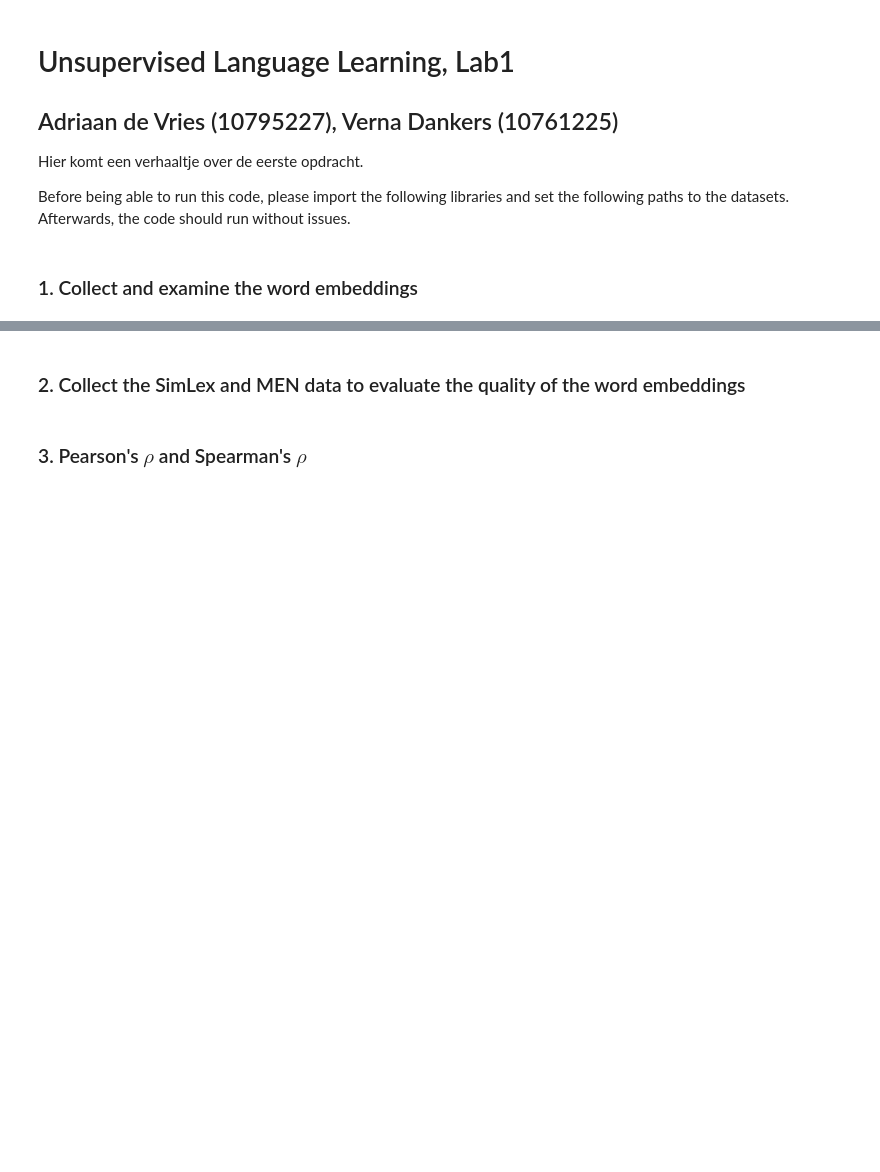
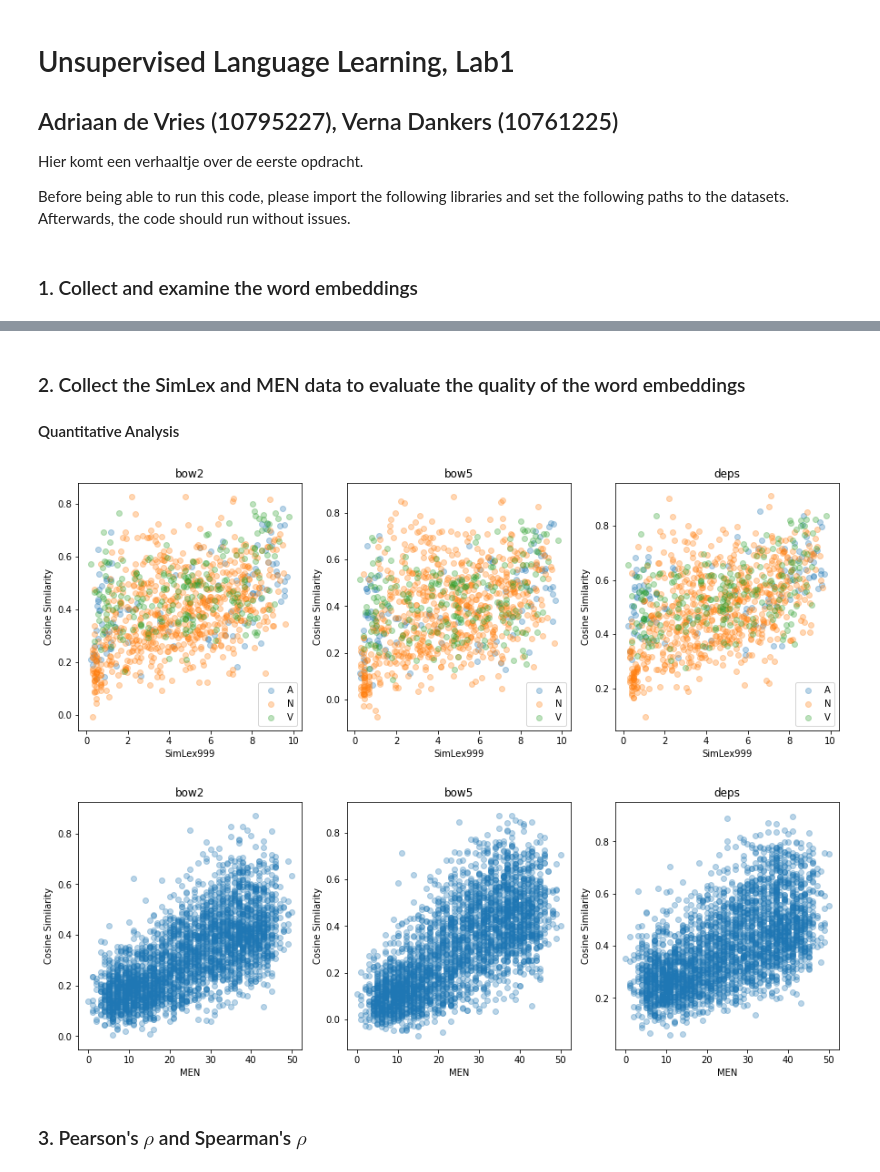
Before and after one commit to vdankers/ull, a Jupyter notebook: ULL_1.ipynb, the cells around one changed output, grey strips where cells are left out. Saved outputs shown, nothing was run; the diff lists cells and outputs as text; code cells hidden in the pictures; blank space fills up the shorter version.

```diff
--- a/ULL_1.ipynb
+++ b/ULL_1.ipynb
@@ -52,3 +60,5 @@ print(bow2.most_similar(positive=['sudoku'])[0])
 # %% [markdown]
 ### 2. Collect the SimLex and MEN data to evaluate the quality of the word embeddings
+
+#### Quantitative Analysis
 # %%
@@ -101,15 +124,29 @@ with open(men_filename, 'r') as f:
 # %%
 figure = plt.figure()
 figure.set_size_inches(15, 5)
 for i, (data, name) in enumerate([(bow2, 'bow2'), (bow5, 'bow5'), (deps, 'deps')]):
     yplot, xplot = score_simlex_pos(simlex, "SimLex999", data)
 
     colours = ["blue", "green", "red"]
     plt.subplot(1, 3, i+1)
     for j, pos in enumerate(xplot.keys()):
         plt.scatter(xplot[pos], yplot[pos], alpha=0.3, label=pos)
     plt.legend()
     plt.xlabel("SimLex999")
     plt.ylabel("Cosine Similarity")
     plt.title(name)
 plt.show()
+
+figure = plt.figure()
+figure.set_size_inches(15, 5)
+for i, (data, name) in enumerate([(bow2, 'bow2'), (bow5, 'bow5'), (deps, 'deps')]):
+    yplot, xplot, men_bad_samples, men_best_samples = score_men(men, data)
+    plt.subplot(1, 3, i+1)
+    plt.scatter(xplot, yplot, alpha=0.3)
+    plt.xlabel("MEN")
+    plt.ylabel("Cosine Similarity")
+    plt.title(name)
+plt.show()
+# %% [output]
+[figure, added]
+[figure, added]
```
Also changed, not shown: parts of 13 cells of this notebook.
